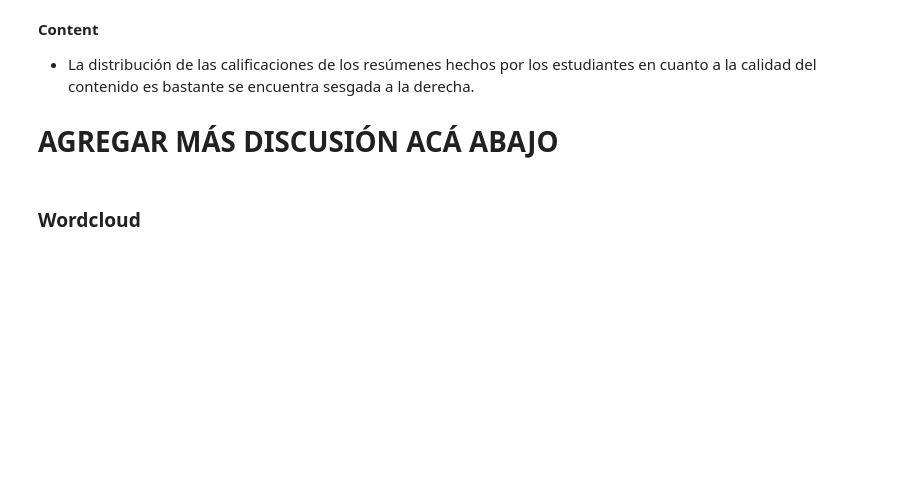
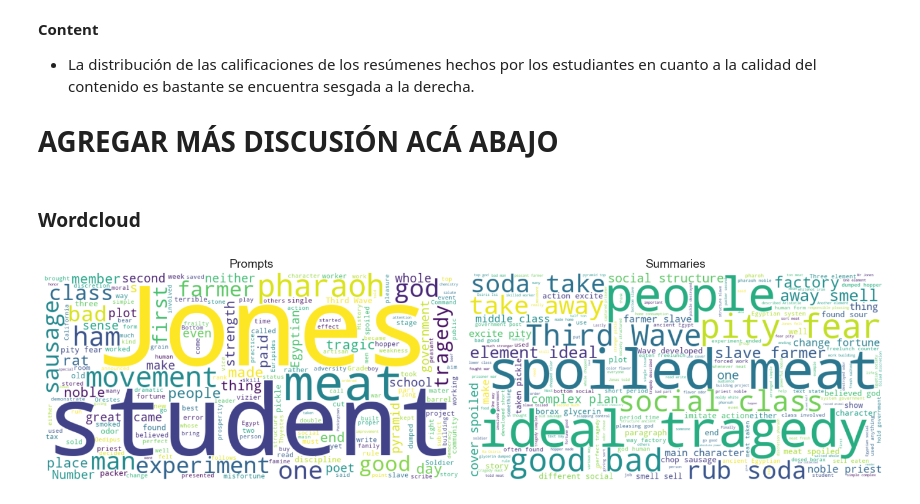
Before and after one commit to FranzCastillo/NLP-Student-Summaries, a Jupyter notebook: src/EDA.ipynb, the cells around one changed output. Cells and saved outputs as stored; diff of their text form; code cells hidden in the pictures; blank space fills up the shorter version.

Commit message:
Word Clouds

```diff
--- a/src/EDA.ipynb
+++ b/src/EDA.ipynb
@@ -177,3 +185,23 @@ plt.show()
 # AGREGAR MÁS DISCUSIÓN ACÁ ABAJO
 # %% [markdown]
 ### Wordcloud
+# %%
+plt.figure(figsize=(14, 7))
+
+plt.subplot(1, 2, 1)
+wordcloud = WordCloud(width=800, height=400, background_color='white').generate(' '.join(df_prompts['prompt_text']))
+plt.imshow(wordcloud, interpolation='bilinear')
+plt.axis('off')
+plt.title('Prompts', fontsize=14)
+
+plt.subplot(1, 2, 2)
+wordcloud = WordCloud(width=800, height=400, background_color='white').generate(' '.join(df_summaries['text']))
+plt.imshow(wordcloud, interpolation='bilinear')
+plt.axis('off')
+plt.title('Summaries', fontsize=14)
+
+plt.tight_layout()
+
+plt.show()
+# %% [output]
+[figure, added]
```
Also changed, not shown: parts of 1 cell of this notebook.
